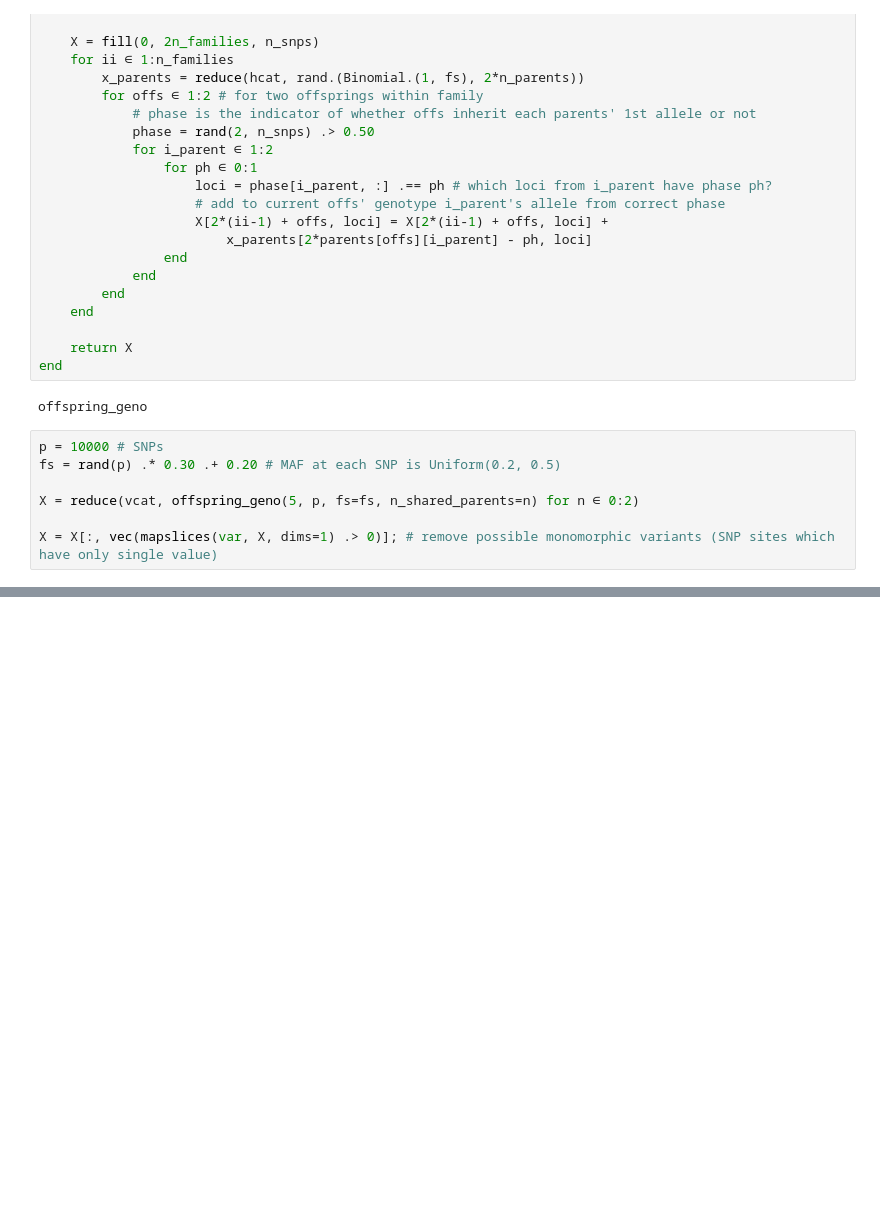
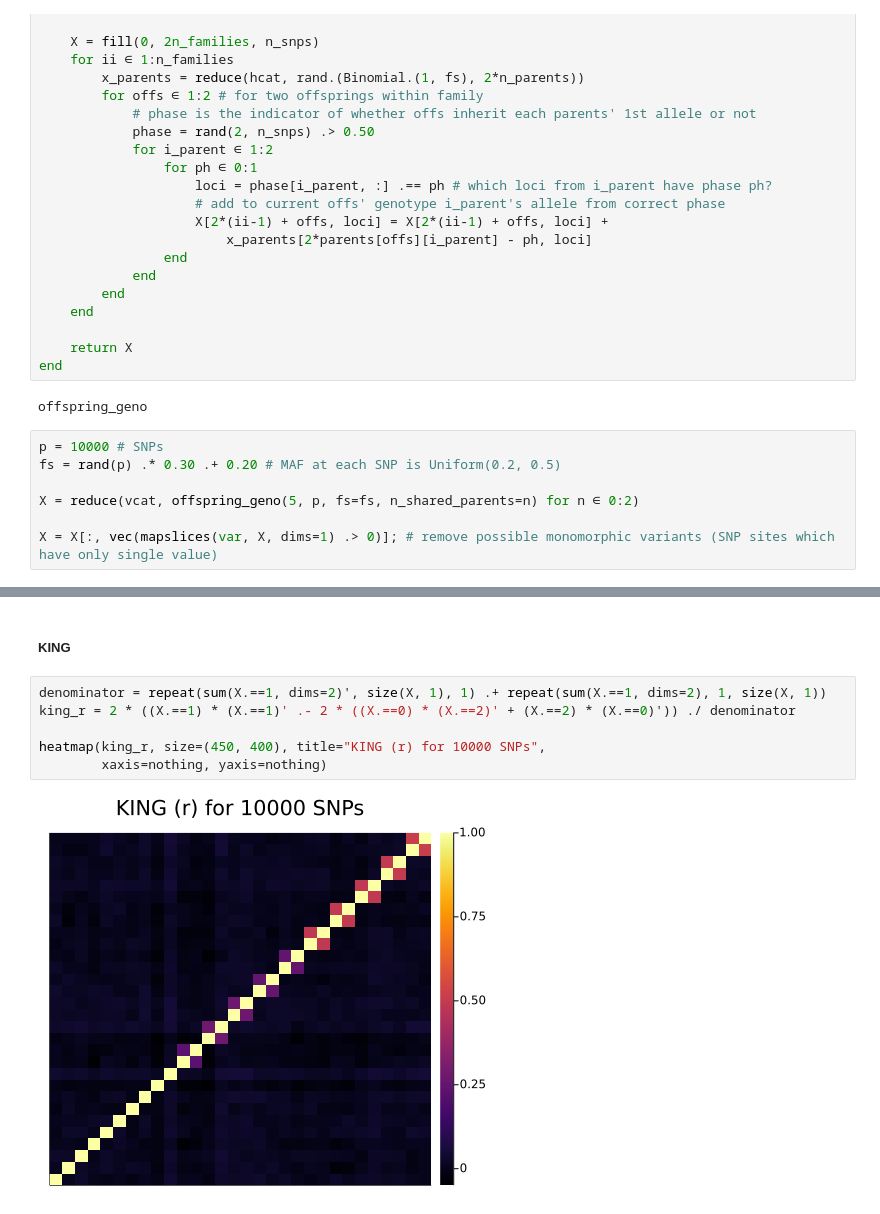
Before and after one commit to v-i-s-h/gwas-course-julia, a Jupyter notebook: julia/05.ipynb, the cells around one changed output, grey strips where cells are left out. Saved outputs shown, nothing was run; the diff lists cells and outputs as text; blank space fills up the shorter version.

```diff
--- a/julia/05.ipynb
+++ b/julia/05.ipynb
@@ -93,0 +143,10 @@ heatmap(IBS, size=(450, 400), title="Avg. IBS for 10000 SNPs",
+# %% [markdown]
+##### KING
+# %%
+denominator = repeat(sum(X.==1, dims=2)', size(X, 1), 1) .+ repeat(sum(X.==1, dims=2), 1, size(X, 1))
+king_r = 2 * ((X.==1) * (X.==1)' .- 2 * ((X.==0) * (X.==2)' + (X.==2) * (X.==0)')) ./ denominator
+
+heatmap(king_r, size=(450, 400), title="KING (r) for 10000 SNPs",
+        xaxis=nothing, yaxis=nothing)
+# %% [output]
+[figure, added]
```
Also changed, not shown: parts of 6 cells of this notebook.
